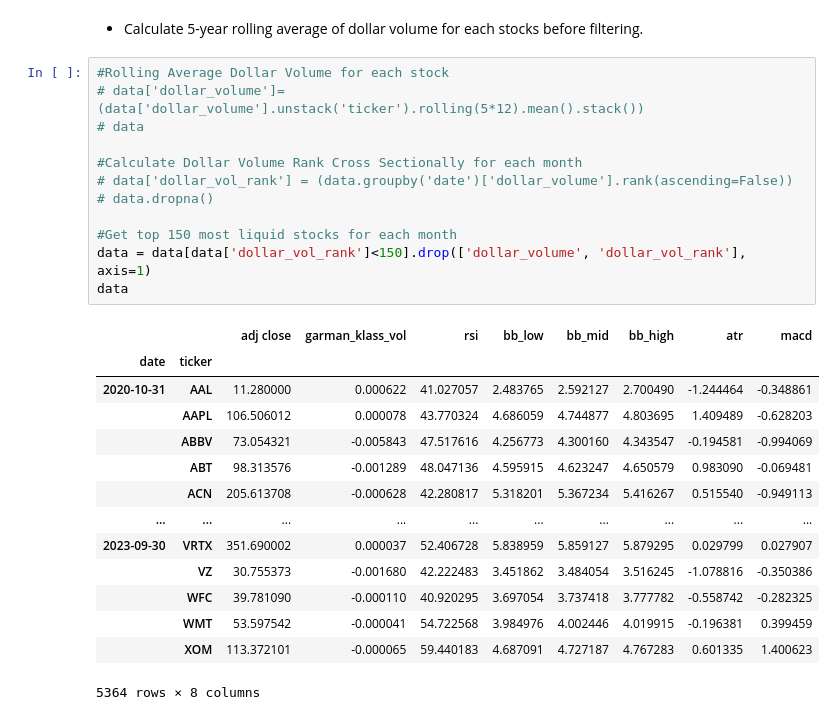
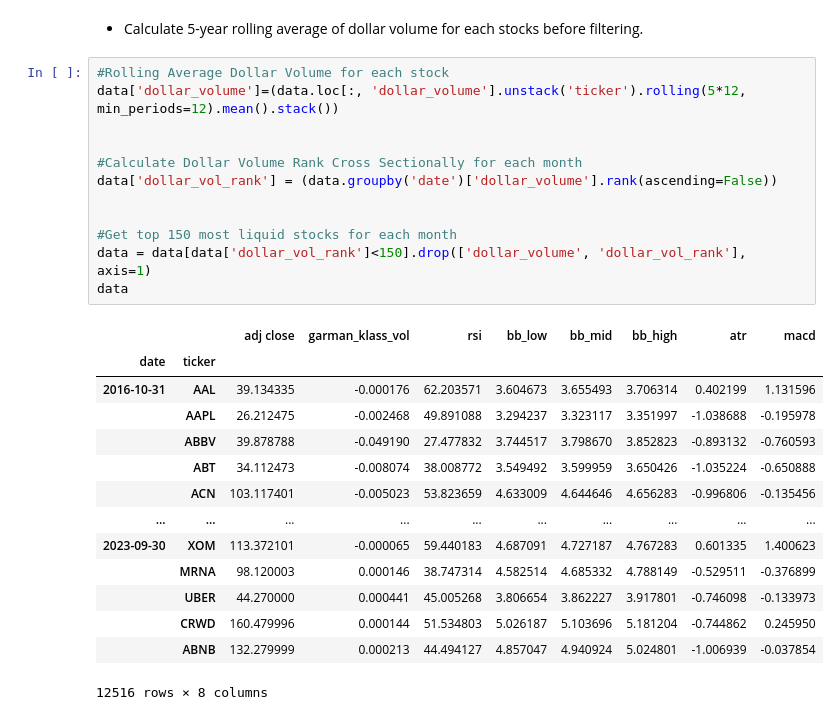
Before and after one commit to cody-mckeon/Unsupervised-Learning-Trading-Strategy, a Jupyter notebook: Unsupervised-Learning-Trading.ipynb, the cells around one changed output. Cells and saved outputs as stored; diff of their text form.

```diff
--- a/Unsupervised-Learning-Trading.ipynb
+++ b/Unsupervised-Learning-Trading.ipynb
@@ -173,28 +173,28 @@ data
 </ul>
 # %%
 #Rolling Average Dollar Volume for each stock
-# data['dollar_volume']=(data['dollar_volume'].unstack('ticker').rolling(5*12).mean().stack())
-# data
+data['dollar_volume']=(data.loc[:, 'dollar_volume'].unstack('ticker').rolling(5*12, min_periods=12).mean().stack())
+
 
 #Calculate Dollar Volume Rank Cross Sectionally for each month
-# data['dollar_vol_rank'] = (data.groupby('date')['dollar_volume'].rank(ascending=False))
-# data.dropna()
+data['dollar_vol_rank'] = (data.groupby('date')['dollar_volume'].rank(ascending=False))
+
 
 #Get top 150 most liquid stocks for each month
 data = data[data['dollar_vol_rank']<150].drop(['dollar_volume', 'dollar_vol_rank'], axis=1)
 data
 # %% [output]
 |  |  | adj close | garman_klass_vol | rsi | bb_low | bb_mid | bb_high | atr | macd |
 | date | ticker |  |  |  |  |  |  |  |  |
-| 2020-10-31 | AAL | 11.280000 | 0.000622 | 41.027057 | 2.483765 | 2.592127 | 2.700490 | -1.244464 | -0.348861 |
-|  | AAPL | 106.506012 | 0.000078 | 43.770324 | 4.686059 | 4.744877 | 4.803695 | 1.409489 | -0.628203 |
-|  | ABBV | 73.054321 | -0.005843 | 47.517616 | 4.256773 | 4.300160 | 4.343547 | -0.194581 | -0.994069 |
-|  | ABT | 98.313576 | -0.001289 | 48.047136 | 4.595915 | 4.623247 | 4.650579 | 0.983090 | -0.069481 |
-|  | ACN | 205.613708 | -0.000628 | 42.280817 | 5.318201 | 5.367234 | 5.416267 | 0.515540 | -0.949113 |
+| 2016-10-31 | AAL | 39.134335 | -0.000176 | 62.203571 | 3.604673 | 3.655493 | 3.706314 | 0.402199 | 1.131596 |
+|  | AAPL | 26.212475 | -0.002468 | 49.891088 | 3.294237 | 3.323117 | 3.351997 | -1.038688 | -0.195978 |
+|  | ABBV | 39.878788 | -0.049190 | 27.477832 | 3.744517 | 3.798670 | 3.852823 | -0.893132 | -0.760593 |
+|  | ABT | 34.112473 | -0.008074 | 38.008772 | 3.549492 | 3.599959 | 3.650426 | -1.035224 | -0.650888 |
+|  | ACN | 103.117401 | -0.005023 | 53.823659 | 4.633009 | 4.644646 | 4.656283 | -0.996806 | -0.135456 |
 | ... | ... | ... | ... | ... | ... | ... | ... | ... | ... |
-| 2023-09-30 | VRTX | 351.690002 | 0.000037 | 52.406728 | 5.838959 | 5.859127 | 5.879295 | 0.029799 | 0.027907 |
-|  | VZ | 30.755373 | -0.001680 | 42.222483 | 3.451862 | 3.484054 | 3.516245 | -1.078816 | -0.350386 |
-|  | WFC | 39.781090 | -0.000110 | 40.920295 | 3.697054 | 3.737418 | 3.777782 | -0.558742 | -0.282325 |
-|  | WMT | 53.597542 | -0.000041 | 54.722568 | 3.984976 | 4.002446 | 4.019915 | -0.196381 | 0.399459 |
-|  | XOM | 113.372101 | -0.000065 | 59.440183 | 4.687091 | 4.727187 | 4.767283 | 0.601335 | 1.400623 |
+| 2023-09-30 | XOM | 113.372101 | -0.000065 | 59.440183 | 4.687091 | 4.727187 | 4.767283 | 0.601335 | 1.400623 |
+|  | MRNA | 98.120003 | 0.000146 | 38.747314 | 4.582514 | 4.685332 | 4.788149 | -0.529511 | -0.376899 |
+|  | UBER | 44.270000 | 0.000441 | 45.005268 | 3.806654 | 3.862227 | 3.917801 | -0.746098 | -0.133973 |
+|  | CRWD | 160.479996 | 0.000144 | 51.534803 | 5.026187 | 5.103696 | 5.181204 | -0.744862 | 0.245950 |
+|  | ABNB | 132.279999 | 0.000213 | 44.494127 | 4.857047 | 4.940924 | 5.024801 | -1.006939 | -0.037854 |
-5364 rows × 8 columns
+12516 rows × 8 columns
```
Also changed, not shown: parts of 8 cells of this notebook.
